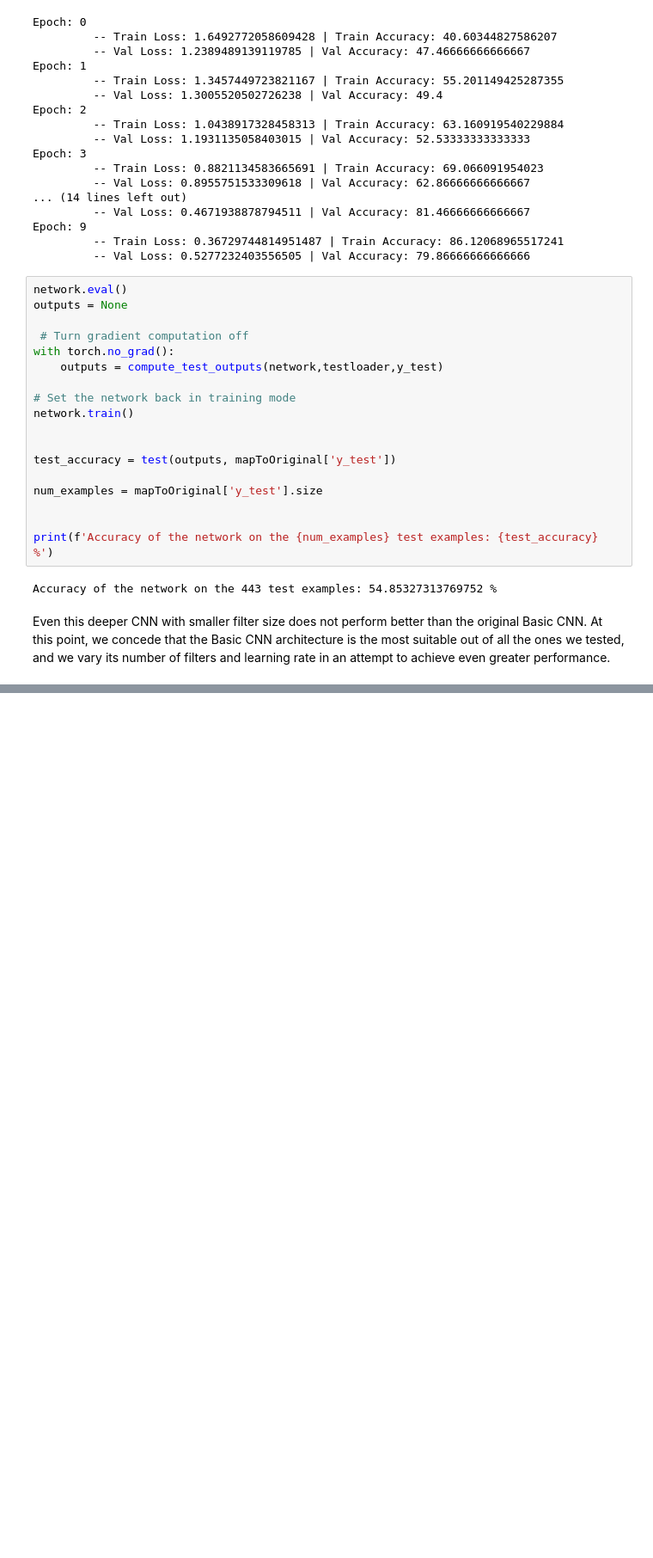
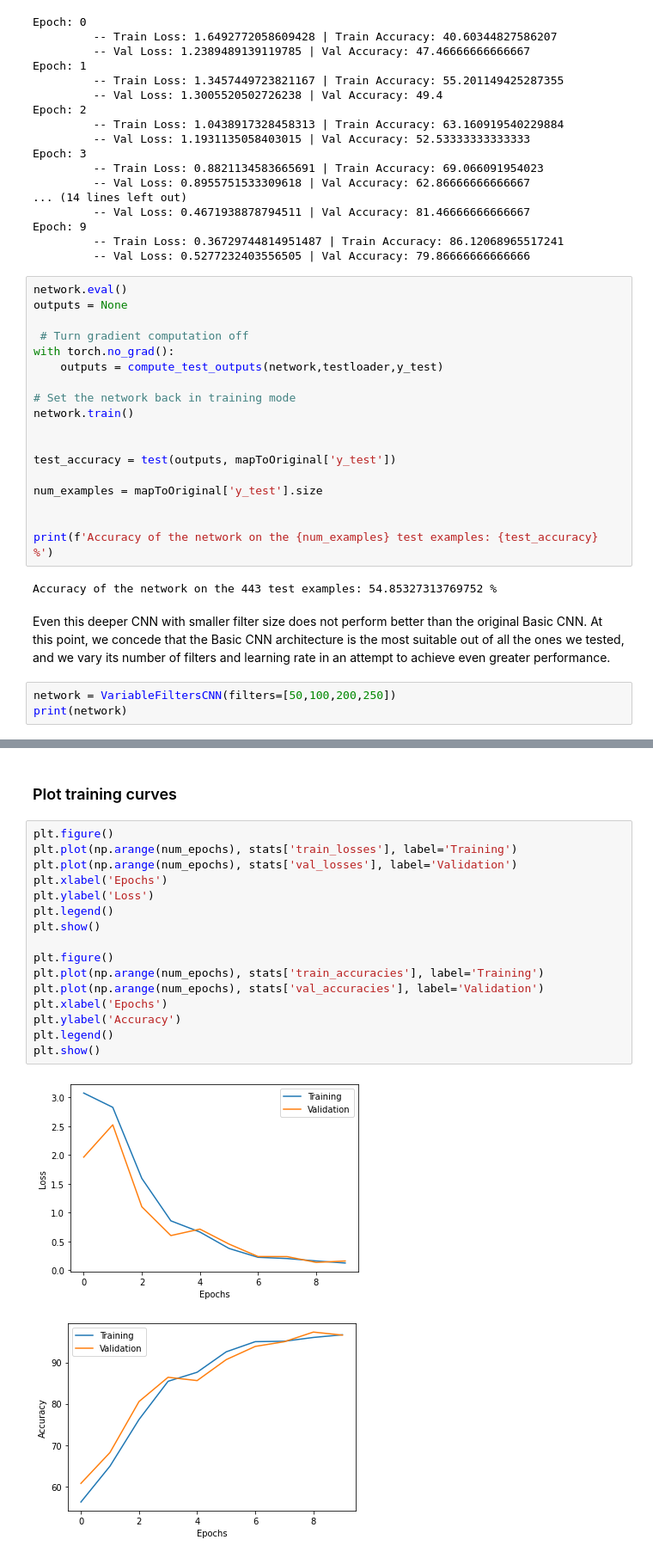
Before and after one commit to AryamanLadha/EEG-Classification, a Jupyter notebook: CNN.ipynb, the cells around one changed output, grey strips where cells are left out. Shown at 86% size. Cells and saved outputs as stored; diff of their text form; blank space fills up the shorter version.

```diff
--- a/CNN.ipynb
+++ b/CNN.ipynb
@@ -855,3 +855,6 @@ print(f'Accuracy of the network on the {num_examples} test examples: {test_accur
 Accuracy of the network on the 443 test examples: 54.85327313769752 %
 # %% [markdown]
 Even this deeper CNN with smaller filter size does not perform better than the original Basic CNN. At this point, we concede that the Basic CNN architecture is the most suitable out of all the ones we tested, and we vary its number of filters and learning rate in an attempt to achieve even greater performance.
+# %%
+network = VariableFiltersCNN(filters=[50,100,200,250])
+print(network)
@@ -857,0 +1010,21 @@ Even this deeper CNN with smaller filter size does not perform better than the o
+# %% [markdown]
+### Plot training curves
+# %%
+plt.figure()
+plt.plot(np.arange(num_epochs), stats['train_losses'], label='Training')
+plt.plot(np.arange(num_epochs), stats['val_losses'], label='Validation')
+plt.xlabel('Epochs')
+plt.ylabel('Loss')
+plt.legend()
+plt.show()
+
+plt.figure()
+plt.plot(np.arange(num_epochs), stats['train_accuracies'], label='Training')
+plt.plot(np.arange(num_epochs), stats['val_accuracies'], label='Validation')
+plt.xlabel('Epochs')
+plt.ylabel('Accuracy')
+plt.legend()
+plt.show()
+# %% [output]
+[figure, added]
+[figure, added]
```
Also changed, not shown: parts of 8 cells of this notebook, 3 other files.
